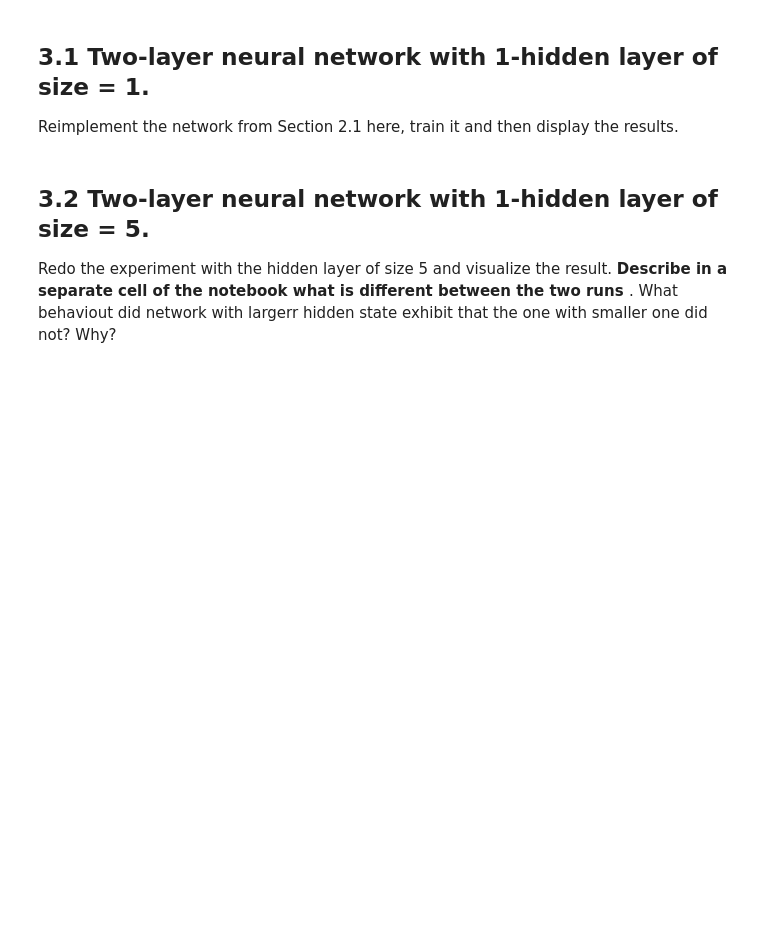
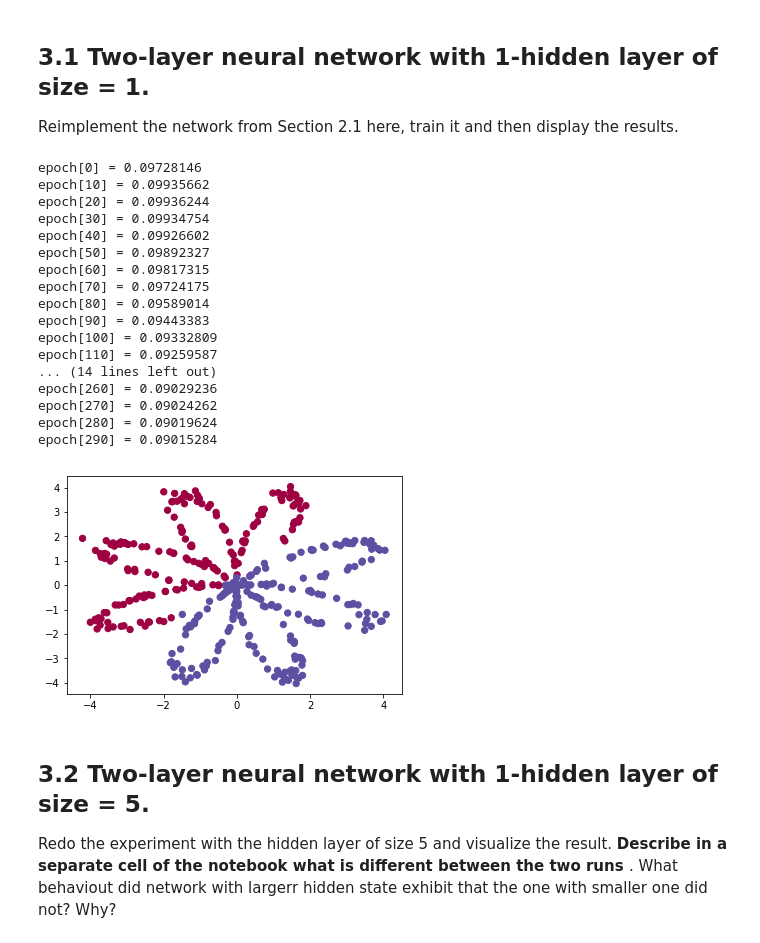
Before and after one commit to belinghy/cpsc532L, a Jupyter notebook: Assignment1/submission/CPSC532L_Assignment1.ipynb, the cells around one changed output. Drawn from its saved outputs; the diff is of its cells as text; code cells hidden in the pictures; blank space fills up the shorter version.

```diff
--- a/Assignment1/submission/CPSC532L_Assignment1.ipynb
+++ b/Assignment1/submission/CPSC532L_Assignment1.ipynb
@@ -657,37 +659,82 @@ Reimplement the network from Section 2.1 here, train it and then display the res
 hidden_state_size = 1;
 
 # Define the 2-layer network here (fill in yout code)
-
+model = {}
+model['h1_linear'] = nn_Linear(2, hidden_state_size)
+model['h1_sigmoid'] = nn_Sigmoid()
+model['linear'] = nn_Linear(hidden_state_size, 1)
+model['sigmoid'] = nn_Sigmoid()
+model['loss'] = nn_MSECriterion()
 
 # Optimize the parameters of the neural network using stochastic gradient descent
 # using the following parameters
 
 learningRate = 0.01
 numberEpochs = 300
 
 for epoch in range(0, numberEpochs):
     loss = 0
     for i in range(0, Y.size):
+        xi = X.T[i:i+1, :]
+        yi = Y.T[i:i+1, :]
+
         # Forward pass (fill in your code)
+        h0 = model['h1_linear'].forward(xi)
+        h1 = model['h1_sigmoid'].forward(h0)
+        a0 = model['linear'].forward(h1)
+        a1 = model['sigmoid'].forward(a0)
+        loss += model['loss'].forward(a1, yi)
 
         # Backward pass (fill in your code)
+        da1 = model['loss'].backward(a1, yi)
+        da0 = model['sigmoid'].backward(a0, da1)
+        dh1 = model['linear'].backward(h1, da0)
+        dh0 = model['h1_sigmoid'].backward(h0, dh1)
+        model['h1_linear'].backward(xi, dh0)
 
         # Update gradients (fill in your code)
+        model['linear'].weight = model['linear'].weight - learningRate * model['linear'].gradWeight
+        model['linear'].bias = model['linear'].bias - learningRate * model['linear'].gradBias
+        model['h1_linear'].weight -= learningRate * model['h1_linear'].gradWeight
+        model['h1_linear'].bias -= learningRate * model['h1_linear'].gradBias
 
     if epoch % 10 == 0: print('epoch[%d] = %.8f' % (epoch, loss / dataset_size))
 
 
 %matplotlib inline
 
 classEstimate = np.zeros((400,1), dtype='uint8')
 
 for i in range(0, 400):
     # Forward pass (fill in your code)
-
+    xi = X.T[i:i+1, :]
+    h0 = model['h1_linear'].forward(xi)
+    h1 = model['h1_sigmoid'].forward(h0)
+    a0 = model['linear'].forward(h1)
+    y_hat = model['sigmoid'].forward(a0)
 
     classEstimate[i,0] = (y_hat > 0.5)
 
 plt.scatter(X[0, :], X[1, :], c=classEstimate[:,0], s=40, cmap=plt.cm.Spectral);
+# %% [output]
+epoch[0] = 0.09728146
+epoch[10] = 0.09935662
+epoch[20] = 0.09936244
+epoch[30] = 0.09934754
+epoch[40] = 0.09926602
+epoch[50] = 0.09892327
+epoch[60] = 0.09817315
+epoch[70] = 0.09724175
+epoch[80] = 0.09589014
+epoch[90] = 0.09443383
+epoch[100] = 0.09332809
+epoch[110] = 0.09259587
+... (14 lines left out)
+epoch[260] = 0.09029236
+epoch[270] = 0.09024262
+epoch[280] = 0.09019624
+epoch[290] = 0.09015284
+[figure, added]
 # %% [markdown]
 ## 3.2 Two-layer neural network with 1-hidden layer of size = 5.
 
```
Also changed, not shown: parts of 10 cells of this notebook.
